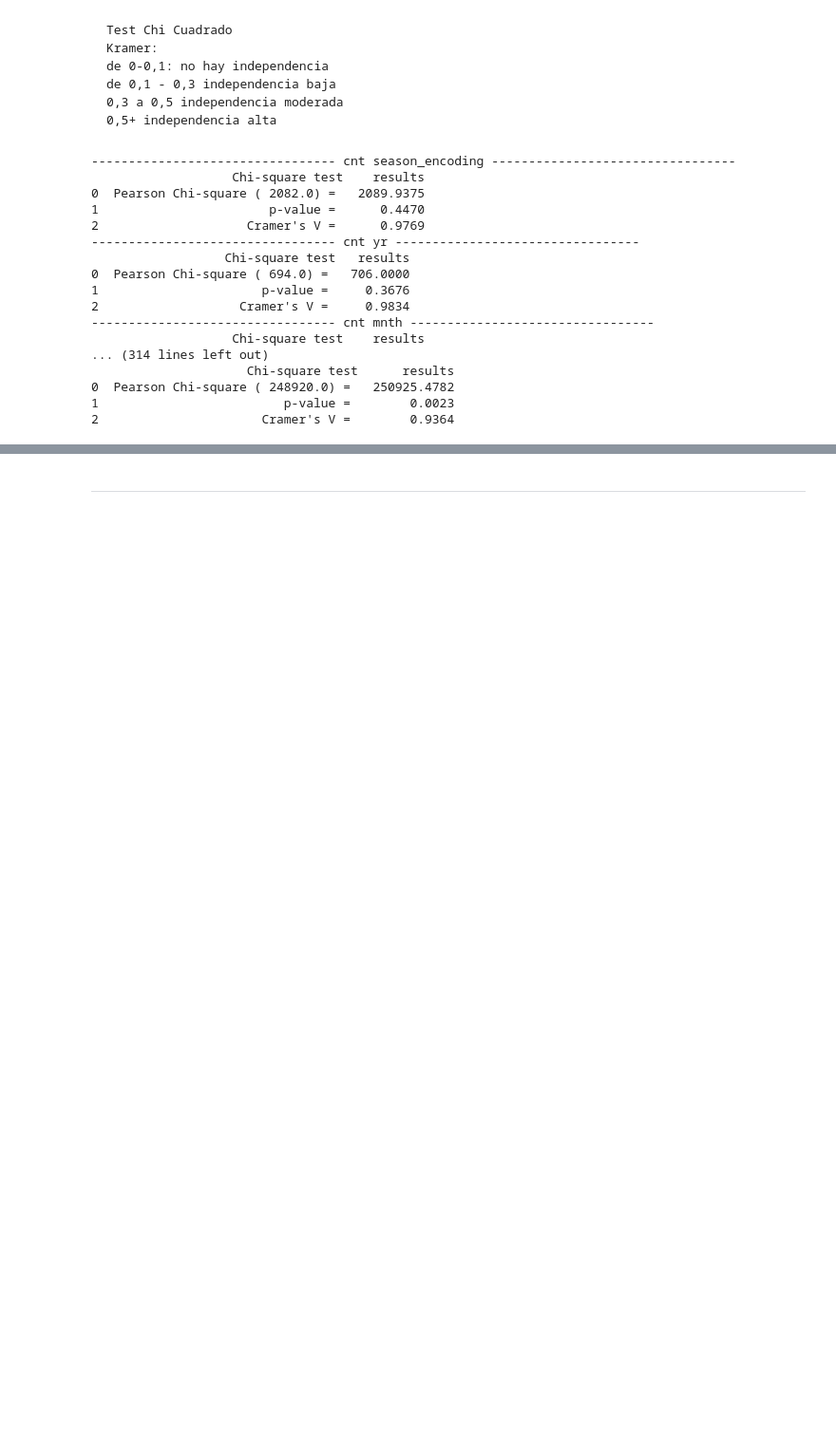
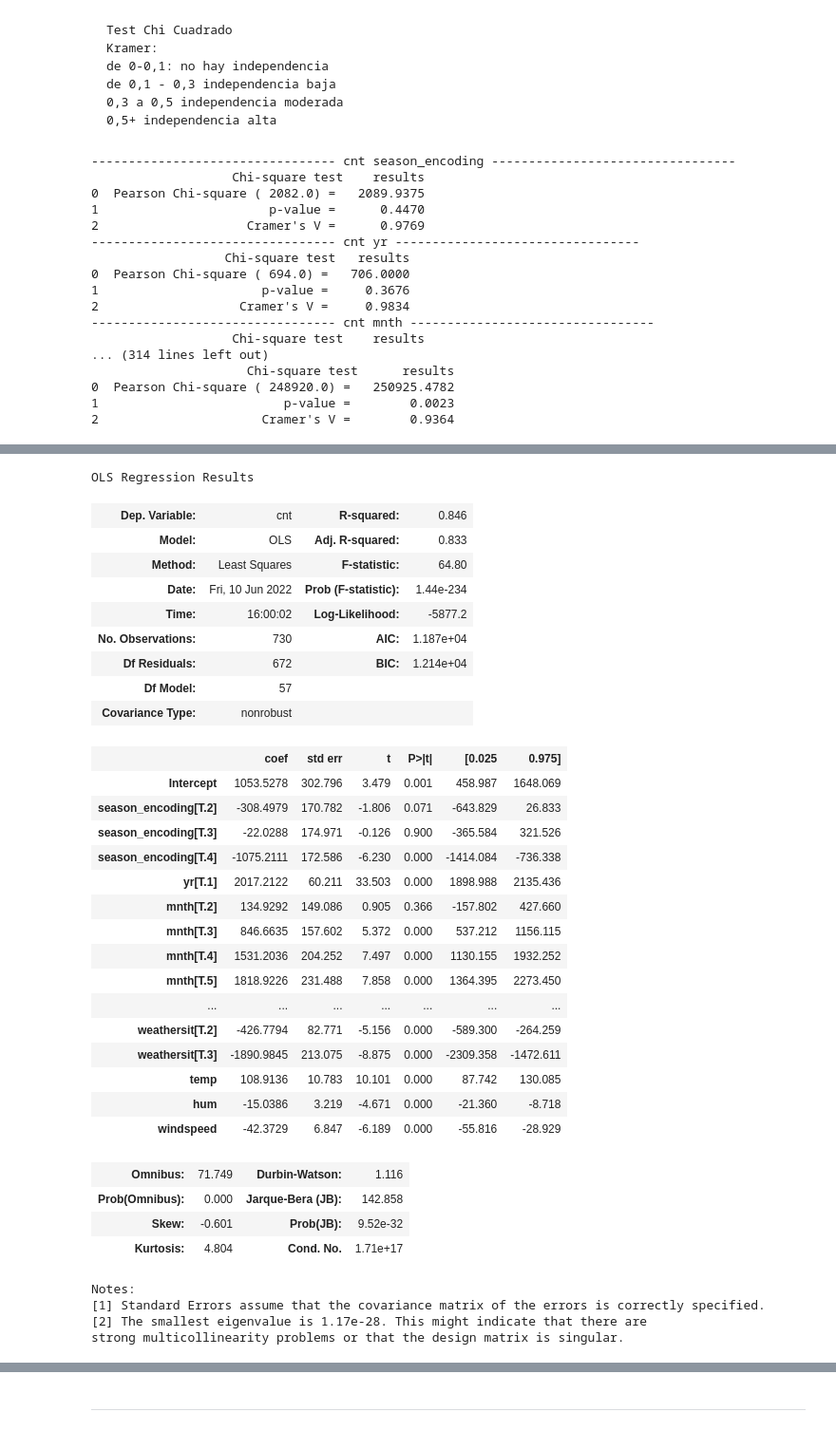
Before and after one commit to Adalab/project-da-promo-A-module-3-team-1, a Jupyter notebook: Regresion_Lineal_multiple_parte_4.ipynb, the cells around one changed output, grey strips where cells are left out. Shown: that part at 95% size. Cells and saved outputs as stored; diff of their text form; code cells hidden in the pictures; blank space fills up the shorter version.

```diff
--- a/Regresion_Lineal_multiple_parte_4.ipynb
+++ b/Regresion_Lineal_multiple_parte_4.ipynb
@@ -501,0 +514,3 @@ for par in combinaciones:
+# %%
+lm = ols('cnt ~ season_encoding + yr + mnth + day + holiday + weekday + workingday + weathersit + temp + hum +  windspeed' , data=df).fit()
+sm.stats.anova_lm(lm)
@@ -501,0 +531,37 @@ for par in combinaciones:
+# %%
+lm.summary()
+# %% [output]
+OLS Regression Results
+| Dep. Variable: | cnt | R-squared: | 0.846 |
+| Model: | OLS | Adj. R-squared: | 0.833 |
+| Method: | Least Squares | F-statistic: | 64.80 |
+| Date: | Fri, 10 Jun 2022 | Prob (F-statistic): | 1.44e-234 |
+| Time: | 16:00:02 | Log-Likelihood: | -5877.2 |
+| No. Observations: | 730 | AIC: | 1.187e+04 |
+| Df Residuals: | 672 | BIC: | 1.214e+04 |
+| Df Model: | 57 |  |  |
+| Covariance Type: | nonrobust |  |  |
+|  | coef | std err | t | P>|t| | [0.025 | 0.975] |
+| Intercept | 1053.5278 | 302.796 | 3.479 | 0.001 | 458.987 | 1648.069 |
+| season_encoding[T.2] | -308.4979 | 170.782 | -1.806 | 0.071 | -643.829 | 26.833 |
+| season_encoding[T.3] | -22.0288 | 174.971 | -0.126 | 0.900 | -365.584 | 321.526 |
+| season_encoding[T.4] | -1075.2111 | 172.586 | -6.230 | 0.000 | -1414.084 | -736.338 |
+| yr[T.1] | 2017.2122 | 60.211 | 33.503 | 0.000 | 1898.988 | 2135.436 |
+| mnth[T.2] | 134.9292 | 149.086 | 0.905 | 0.366 | -157.802 | 427.660 |
+| mnth[T.3] | 846.6635 | 157.602 | 5.372 | 0.000 | 537.212 | 1156.115 |
+| mnth[T.4] | 1531.2036 | 204.252 | 7.497 | 0.000 | 1130.155 | 1932.252 |
+| mnth[T.5] | 1818.9226 | 231.488 | 7.858 | 0.000 | 1364.395 | 2273.450 |
+| ... | ... | ... | ... | ... | ... | ... |
+| weathersit[T.2] | -426.7794 | 82.771 | -5.156 | 0.000 | -589.300 | -264.259 |
+| weathersit[T.3] | -1890.9845 | 213.075 | -8.875 | 0.000 | -2309.358 | -1472.611 |
+| temp | 108.9136 | 10.783 | 10.101 | 0.000 | 87.742 | 130.085 |
+| hum | -15.0386 | 3.219 | -4.671 | 0.000 | -21.360 | -8.718 |
+| windspeed | -42.3729 | 6.847 | -6.189 | 0.000 | -55.816 | -28.929 |
+| Omnibus: | 71.749 | Durbin-Watson: | 1.116 |
+| Prob(Omnibus): | 0.000 | Jarque-Bera (JB): | 142.858 |
+| Skew: | -0.601 | Prob(JB): | 9.52e-32 |
+| Kurtosis: | 4.804 | Cond. No. | 1.71e+17 |
+Notes:
+[1] Standard Errors assume that the covariance matrix of the errors is correctly specified.
+[2] The smallest eigenvalue is 1.17e-28. This might indicate that there are
+strong multicollinearity problems or that the design matrix is singular.
```
Also changed, not shown: parts of 151 cells of this notebook.
